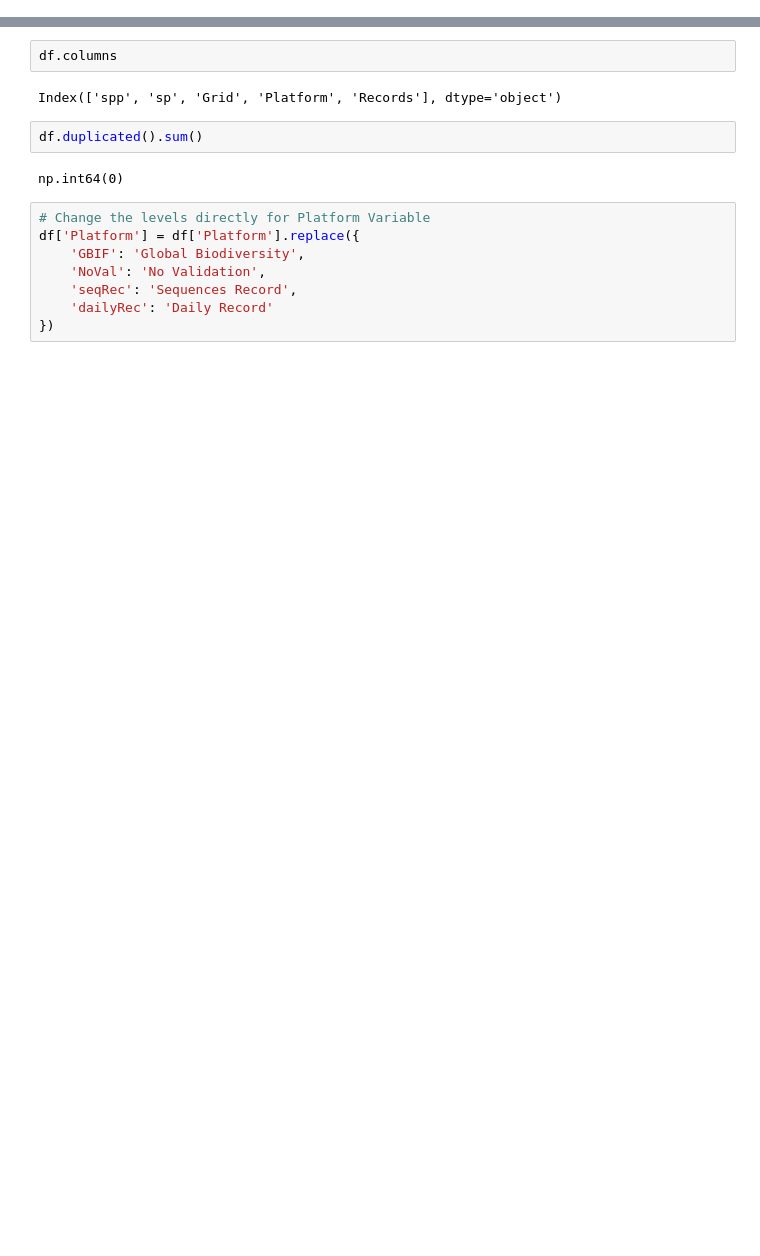
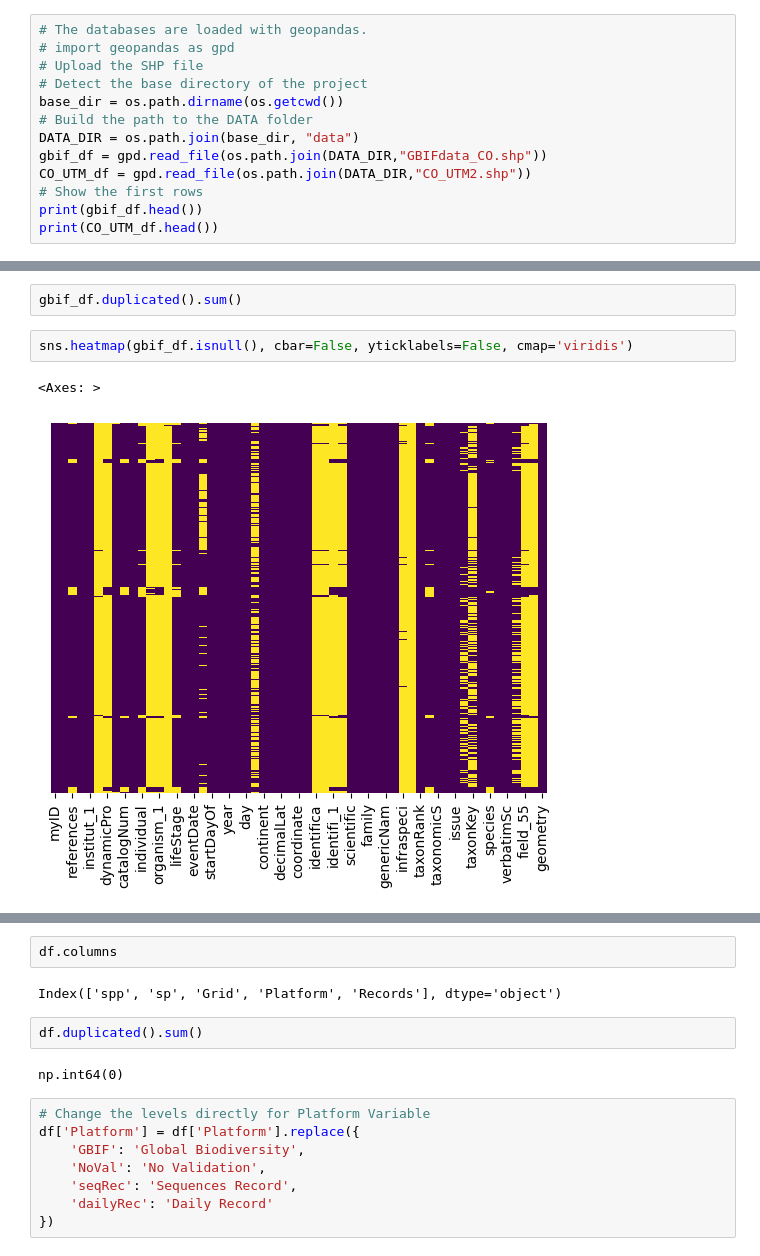
Before and after one commit to JotablancoA/Citizen_Science, a Jupyter notebook: notebooks/prep.ipynb, the cells around one changed output, grey strips where cells are left out. Saved outputs shown, nothing was run; the diff lists cells and outputs as text; blank space fills up the shorter version.

```diff
--- a/notebooks/prep.ipynb
+++ b/notebooks/prep.ipynb
@@ -23,0 +26,13 @@ df.head()
+# %%
+# The databases are loaded with geopandas.
+# import geopandas as gpd
+# Upload the SHP file
+# Detect the base directory of the project
+base_dir = os.path.dirname(os.getcwd())
+# Build the path to the DATA folder
+DATA_DIR = os.path.join(base_dir, "data")
+gbif_df = gpd.read_file(os.path.join(DATA_DIR,"GBIFdata_CO.shp"))
+CO_UTM_df = gpd.read_file(os.path.join(DATA_DIR,"CO_UTM2.shp"))
+# Show the first rows
+print(gbif_df.head())
+print(CO_UTM_df.head())
@@ -23,0 +92,7 @@ df.head()
+# %%
+gbif_df.duplicated().sum()
+# %%
+sns.heatmap(gbif_df.isnull(), cbar=False, yticklabels=False, cmap='viridis')
+# %% [output]
+<Axes: >
+[figure, added]
```
Also changed, not shown: parts of 22 cells of this notebook, 37 other files.
